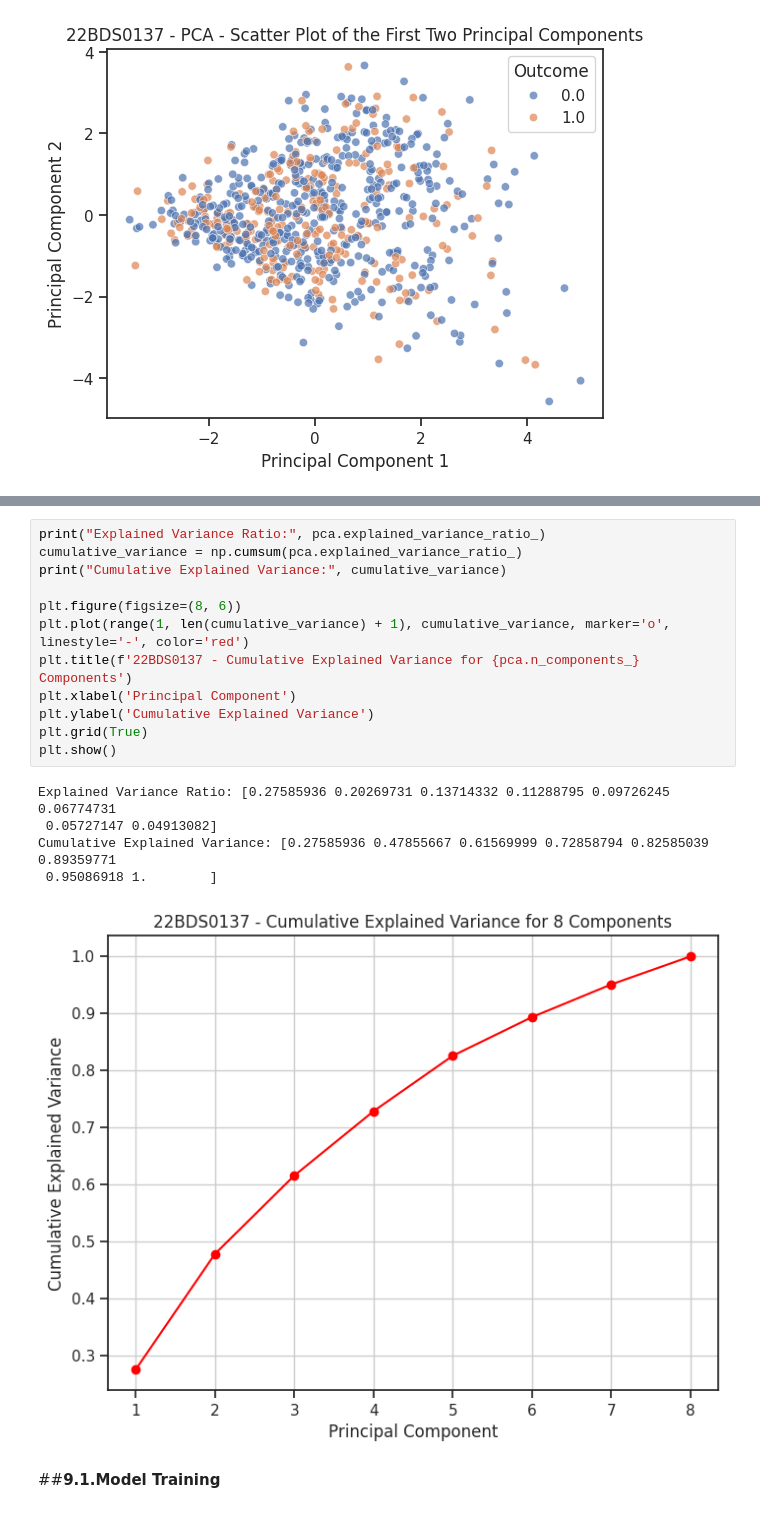
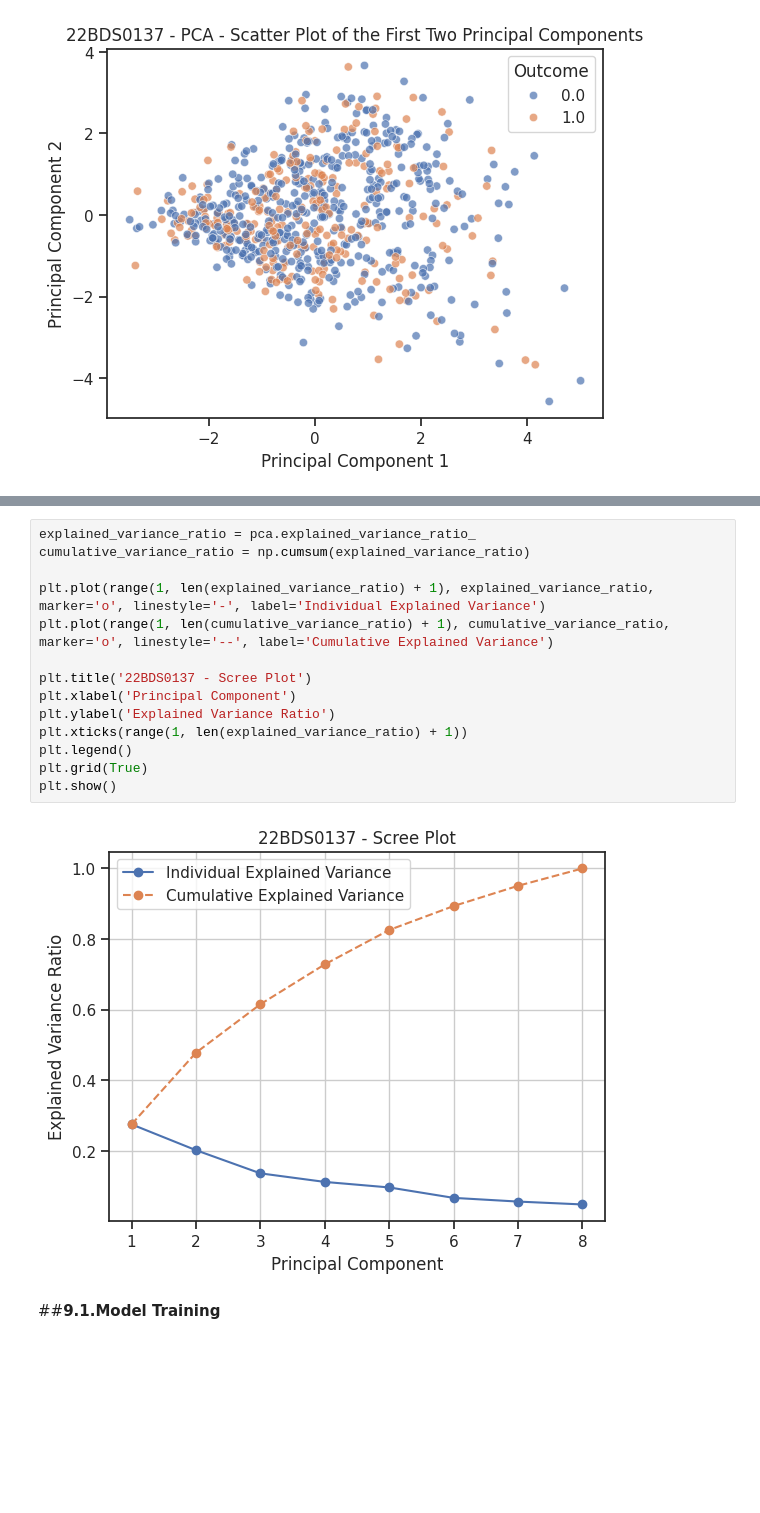
Before and after one commit to gulugulu2042/EDA, a Jupyter notebook: diabetes.ipynb, the cells around one changed output, grey strips where cells are left out. Cells and saved outputs as stored; diff of their text form; blank space fills up the shorter version.

```diff
--- a/diabetes.ipynb
+++ b/diabetes.ipynb
@@ -478,21 +463,19 @@ df.head()
 # %%
-print("Explained Variance Ratio:", pca.explained_variance_ratio_)
-cumulative_variance = np.cumsum(pca.explained_variance_ratio_)
-print("Cumulative Explained Variance:", cumulative_variance)
+explained_variance_ratio = pca.explained_variance_ratio_
+cumulative_variance_ratio = np.cumsum(explained_variance_ratio)
 
-plt.figure(figsize=(8, 6))
-plt.plot(range(1, len(cumulative_variance) + 1), cumulative_variance, marker='o', linestyle='-', color='red')
-plt.title(f'22BDS0137 - Cumulative Explained Variance for {pca.n_components_} Components')
+plt.plot(range(1, len(explained_variance_ratio) + 1), explained_variance_ratio, marker='o', linestyle='-', label='Individual Explained Variance')
+plt.plot(range(1, len(cumulative_variance_ratio) + 1), cumulative_variance_ratio, marker='o', linestyle='--', label='Cumulative Explained Variance')
+
+plt.title('22BDS0137 - Scree Plot')
 plt.xlabel('Principal Component')
-plt.ylabel('Cumulative Explained Variance')
+plt.ylabel('Explained Variance Ratio')
+plt.xticks(range(1, len(explained_variance_ratio) + 1))
+plt.legend()
 plt.grid(True)
 plt.show()
 # %% [output]
-Explained Variance Ratio: [0.27585936 0.20269731 0.13714332 0.11288795 0.09726245 0.06774731
- 0.05727147 0.04913082]
-Cumulative Explained Variance: [0.27585936 0.47855667 0.61569999 0.72858794 0.82585039 0.89359771
- 0.95086918 1.        ]
-[figure, old version]
+[figure, new version]
 # %% [markdown]
 ##**9.1.Model Training**
 # %%
```
Also changed, not shown: parts of 3 cells of this notebook.
